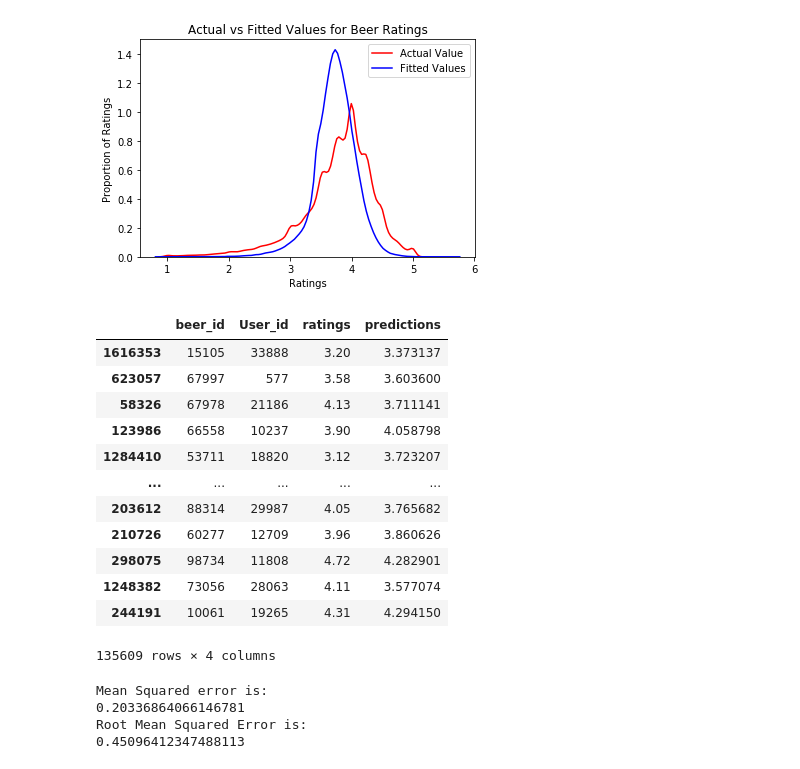
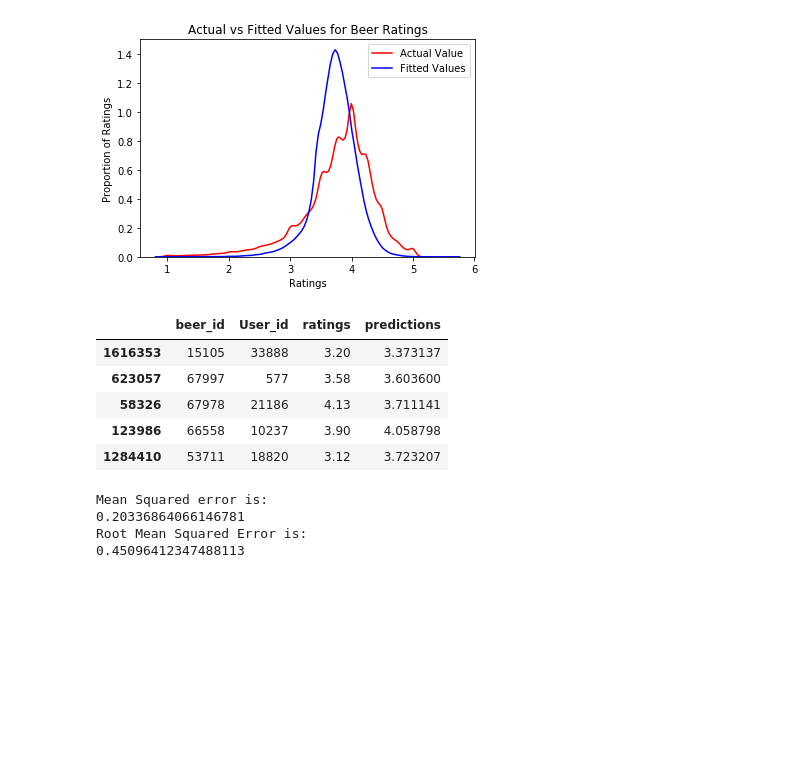
Before and after one commit to gbagatini/Beer_recommender, a Jupyter notebook: Final_deep_learning.ipynb, the cells around one changed output. Saved outputs shown, nothing was run; the diff lists cells and outputs as text; code cells hidden in the pictures; blank space fills up the shorter version.

```diff
--- a/Final_deep_learning.ipynb
+++ b/Final_deep_learning.ipynb
@@ -24,7 +24,7 @@ from tensorflow.keras.layers import dot
 -  I have decided to try the Neural Network model using tensor flow - keras.
 -  Resources: https://towardsdatascience.com/building-a-recommendation-system-using-neural-network-embeddings-1ef92e5c80c9
 # %%
-df_total = pd.read_csv("beer_data/model_data.csv",index_col = 0)
+df_total = pd.read_csv("model_data.csv",index_col = 0)
 # %%
 df_total.head()
 # %% [output]
@@ -182,21 +182,14 @@ plt.close()
 [figure]
 # %%
 test["predictions"] = predictions2
-test
+test.head()
 # %% [output]
 |  | beer_id | User_id | ratings | predictions |
 | 1616353 | 15105 | 33888 | 3.20 | 3.373137 |
 | 623057 | 67997 | 577 | 3.58 | 3.603600 |
 | 58326 | 67978 | 21186 | 4.13 | 3.711141 |
 | 123986 | 66558 | 10237 | 3.90 | 4.058798 |
 | 1284410 | 53711 | 18820 | 3.12 | 3.723207 |
-| ... | ... | ... | ... | ... |
-| 203612 | 88314 | 29987 | 4.05 | 3.765682 |
-| 210726 | 60277 | 12709 | 3.96 | 3.860626 |
-| 298075 | 98734 | 11808 | 4.72 | 4.282901 |
-| 1248382 | 73056 | 28063 | 4.11 | 3.577074 |
-| 244191 | 10061 | 19265 | 4.31 | 4.294150 |
-135609 rows × 4 columns
 # %%
 import recmetrics
 import matplotlib.pyplot as plt
```
Also changed, not shown: parts of 24 cells of this notebook.
